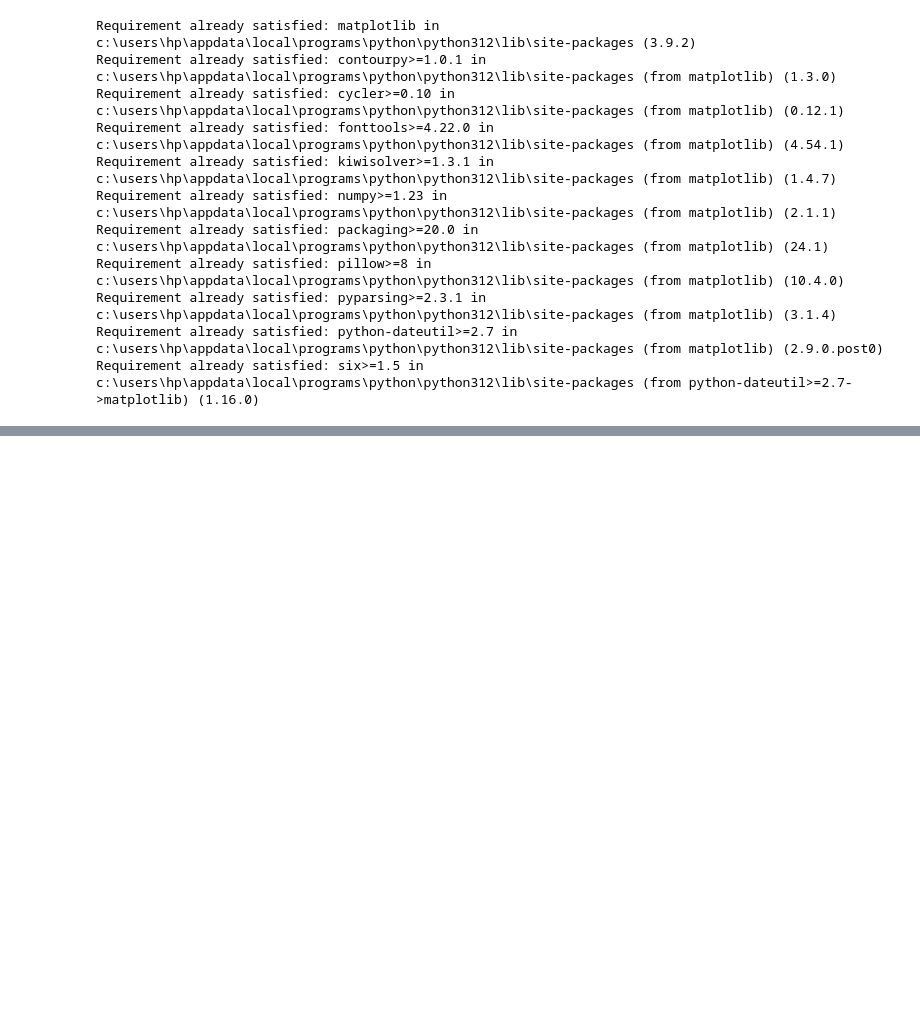
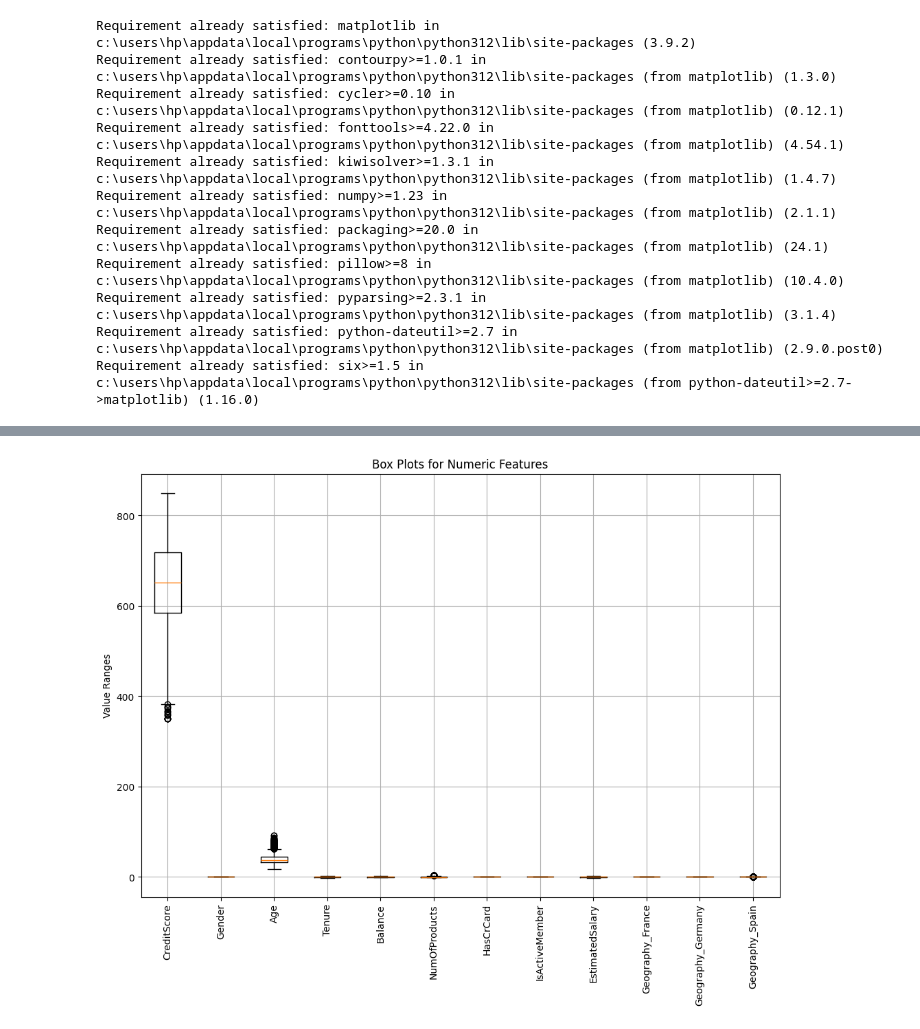
Before and after one commit to khushabuborwal/churn-prediction-logistic-l1-l2, a Jupyter notebook: main.ipynb, the cells around one changed output, grey strips where cells are left out. Drawn from its saved outputs; the diff is of its cells as text; code cells hidden in the pictures; blank space fills up the shorter version.

```diff
--- a/main.ipynb
+++ b/main.ipynb
@@ -86,0 +135,12 @@ plt.show()
+# %%
+plt.figure(figsize=(12, 8))  # Set figure size
+plt.boxplot(X.values, tick_labels=X.columns)
+
+plt.xticks(rotation=90)  # Rotate x-axis labels if needed
+plt.title('Box Plots for Numeric Features')
+plt.ylabel('Value Ranges')
+plt.grid(True)
+
+plt.show()
+# %% [output]
+[figure, added]
```
Also changed, not shown: parts of 9 cells of this notebook.
